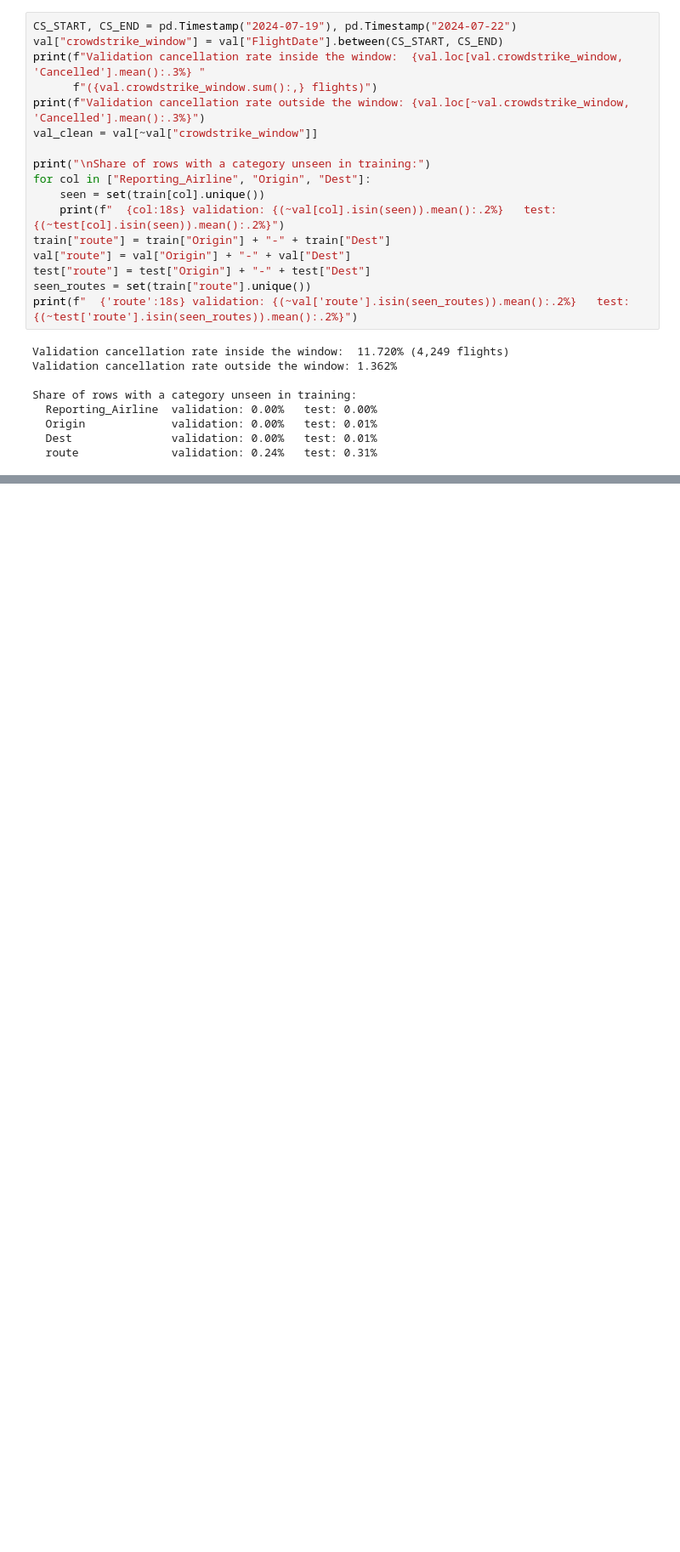
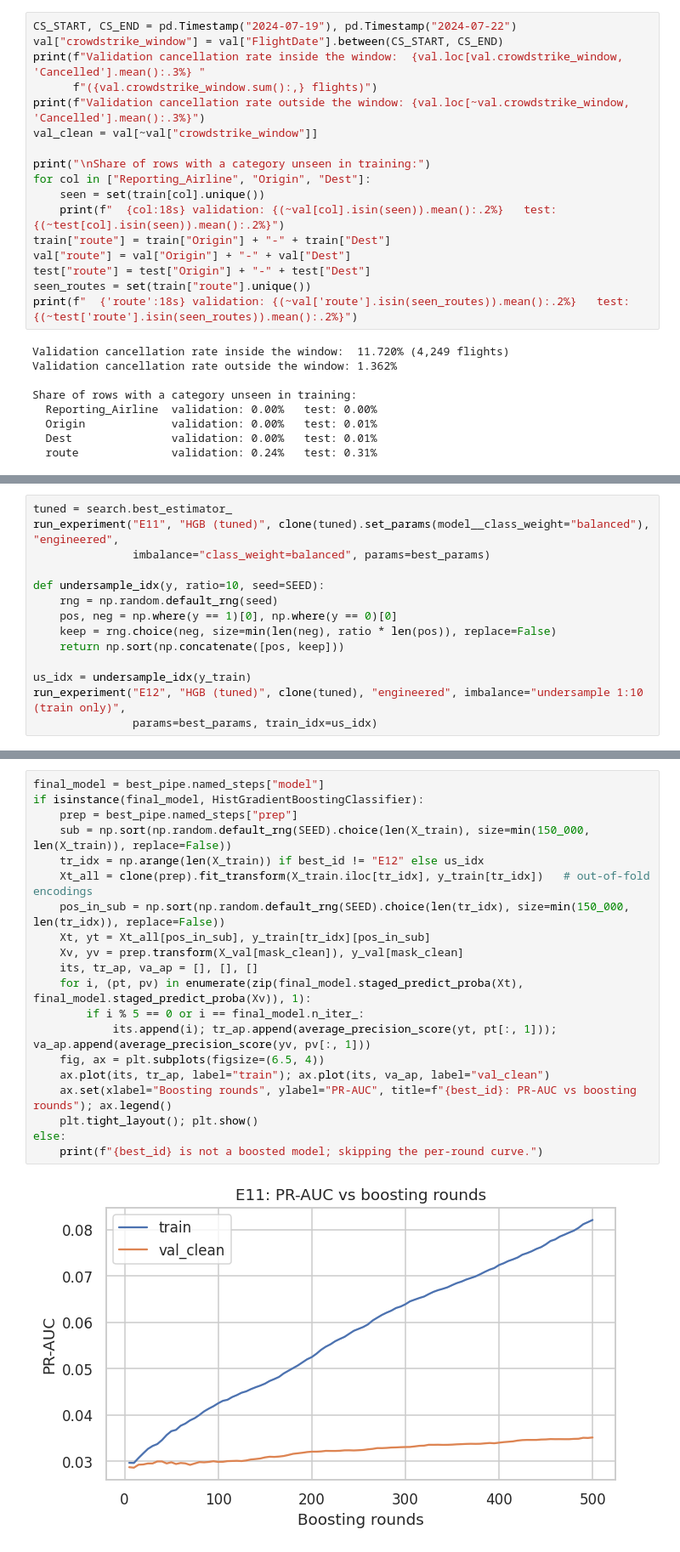
Before and after one commit to ShamiPlacide/Flight-cancellation-prediction-ml-dl, a Jupyter notebook: flight-cancellation-main.ipynb, the cells around one changed output, grey strips where cells are left out. Shown at 85% size. Drawn from its saved outputs; the diff is of its cells as text; blank space fills up the shorter version.

```diff
--- a/flight-cancellation-main.ipynb
+++ b/flight-cancellation-main.ipynb
@@ -348,0 +801,14 @@ Share of rows with a category unseen in training:
+# %%
+tuned = search.best_estimator_
+run_experiment("E11", "HGB (tuned)", clone(tuned).set_params(model__class_weight="balanced"), "engineered",
+               imbalance="class_weight=balanced", params=best_params)
+
+def undersample_idx(y, ratio=10, seed=SEED):
+    rng = np.random.default_rng(seed)
+    pos, neg = np.where(y == 1)[0], np.where(y == 0)[0]
+    keep = rng.choice(neg, size=min(len(neg), ratio * len(pos)), replace=False)
+    return np.sort(np.concatenate([pos, keep]))
+
+us_idx = undersample_idx(y_train)
+run_experiment("E12", "HGB (tuned)", clone(tuned), "engineered", imbalance="undersample 1:10 (train only)",
+               params=best_params, train_idx=us_idx)
@@ -348,0 +935,22 @@ Share of rows with a category unseen in training:
+# %%
+final_model = best_pipe.named_steps["model"]
+if isinstance(final_model, HistGradientBoostingClassifier):
+    prep = best_pipe.named_steps["prep"]
+    sub = np.sort(np.random.default_rng(SEED).choice(len(X_train), size=min(150_000, len(X_train)), replace=False))
+    tr_idx = np.arange(len(X_train)) if best_id != "E12" else us_idx
+    Xt_all = clone(prep).fit_transform(X_train.iloc[tr_idx], y_train[tr_idx])   # out-of-fold encodings
+    pos_in_sub = np.sort(np.random.default_rng(SEED).choice(len(tr_idx), size=min(150_000, len(tr_idx)), replace=False))
+    Xt, yt = Xt_all[pos_in_sub], y_train[tr_idx][pos_in_sub]
+    Xv, yv = prep.transform(X_val[mask_clean]), y_val[mask_clean]
+    its, tr_ap, va_ap = [], [], []
+    for i, (pt, pv) in enumerate(zip(final_model.staged_predict_proba(Xt), final_model.staged_predict_proba(Xv)), 1):
+        if i % 5 == 0 or i == final_model.n_iter_:
+            its.append(i); tr_ap.append(average_precision_score(yt, pt[:, 1])); va_ap.append(average_precision_score(yv, pv[:, 1]))
+    fig, ax = plt.subplots(figsize=(6.5, 4))
+    ax.plot(its, tr_ap, label="train"); ax.plot(its, va_ap, label="val_clean")
+    ax.set(xlabel="Boosting rounds", ylabel="PR-AUC", title=f"{best_id}: PR-AUC vs boosting rounds"); ax.legend()
+    plt.tight_layout(); plt.show()
+else:
+    print(f"{best_id} is not a boosted model; skipping the per-round curve.")
+# %% [output]
+[figure, added]
```
Also changed, not shown: parts of 48 cells of this notebook.
